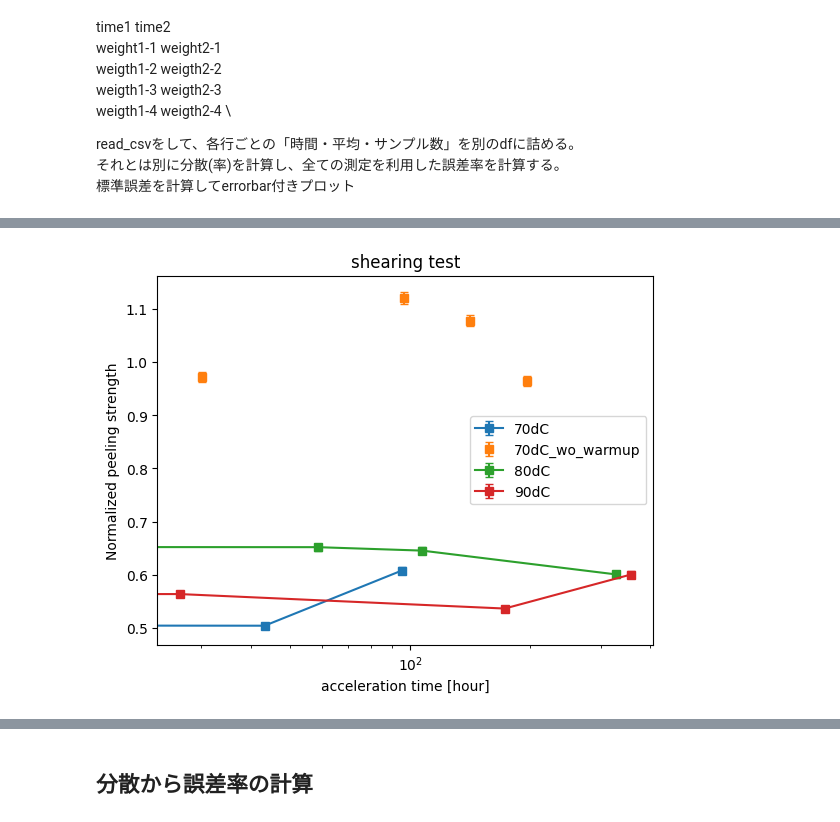
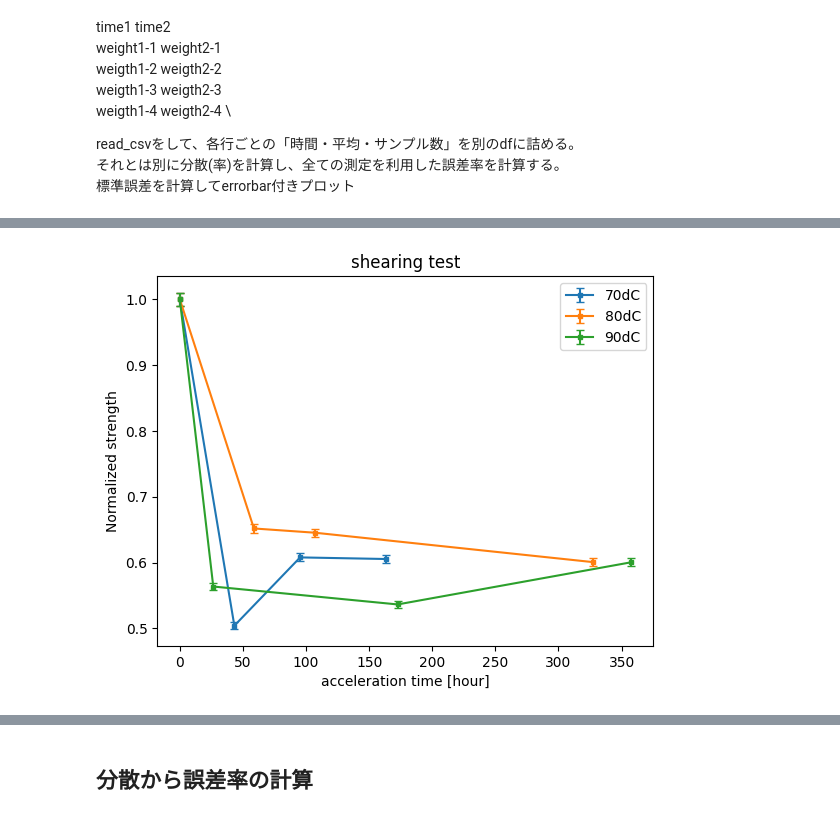
Before and after one commit to Dwaka-epx/Python-codes, a Jupyter notebook: tape/strengthTest.ipynb, the cells around one changed output, grey strips where cells are left out. Saved outputs shown, nothing was run; the diff lists cells and outputs as text; code cells hidden in the pictures.

```diff
--- a/tape/strengthTest.ipynb
+++ b/tape/strengthTest.ipynb
@@ -83,8 +83,8 @@ fig, ax = plt.subplots()
 colors = ['orange','blue','green','red','brown']
 errlist = [0.01394836*np.sqrt(2),0.00691378*np.sqrt(2)]#比の値について誤差の伝播則よりsqrt(2)が必要
 
+type=1
 typeOfTest=['peeling','shearing']
-type=1
 Rerr =errlist[type]
 csv_files = sorted(glob.glob(typeOfTest[type]+'Table_*.csv'))
 
@@ -98,6 +98,7 @@ for itemp,file in enumerate(csv_files):
 	normalizedWight = weightMean/weightMean[0]
 	if(temp_accel == '70dC_wo_warmup'):
 		myformat = 's'
+		continue
 	elif(temp_accel == '90dC_w_heatgun'):
 		continue
 	else:
@@ -106,17 +107,17 @@ for itemp,file in enumerate(csv_files):
 						 , capsize=3
 						 , fmt=myformat
 						 #, ecolor=colors[itemp], color=colors[itemp]
-						 #,ms=5, mec='k'
+						 ,ms=3 #, mec='k'
 						 , label=temp_accel)
 
 ax.set_xlabel('acceleration time [hour]')
-ax.set_ylabel('Normalized peeling strength')
+ax.set_ylabel('Normalized strength')
 #plt.yscale('log')
 plt.legend(
 	#loc='upper left'
 	)
 ax.set_title(f'{typeOfTest[type]} test')
 #plt.ylim([0,1.5])
-plt.xscale("log")
+#plt.xscale("log")
 plt.show()
 # %% [output]
@@ -136,5 +137,5 @@ plt.show()
 0            0.00       8.420        7.77        8.31       8.020         NaN
 1           25.48       4.650        5.30         NaN         NaN         NaN
 2          113.82       4.935        5.39         NaN         NaN         NaN
 3          166.63       5.975        5.42        5.19       6.465         NaN
-[figure, old version]
+[figure, new version]
```
Also changed, not shown: parts of 3 cells of this notebook, 10 other files.
